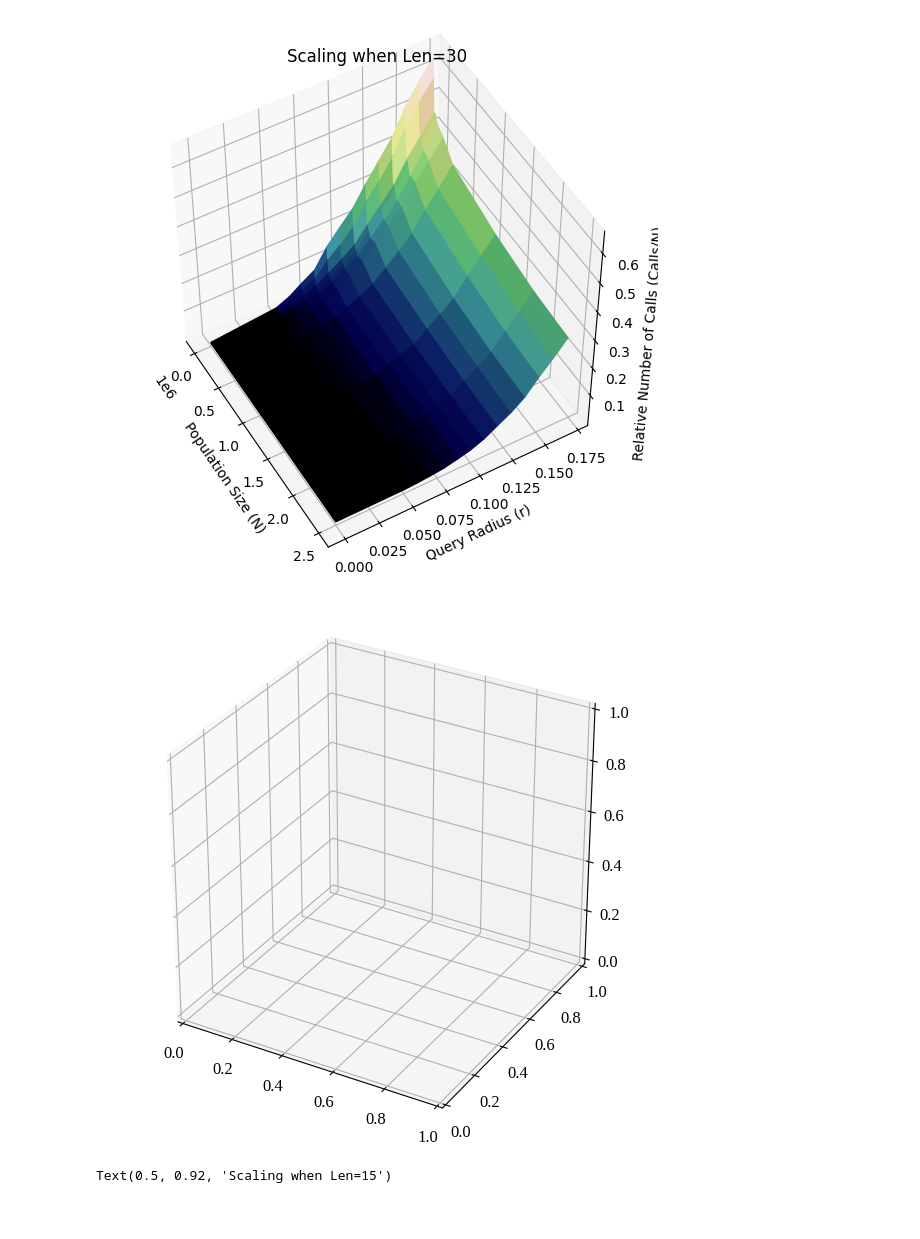
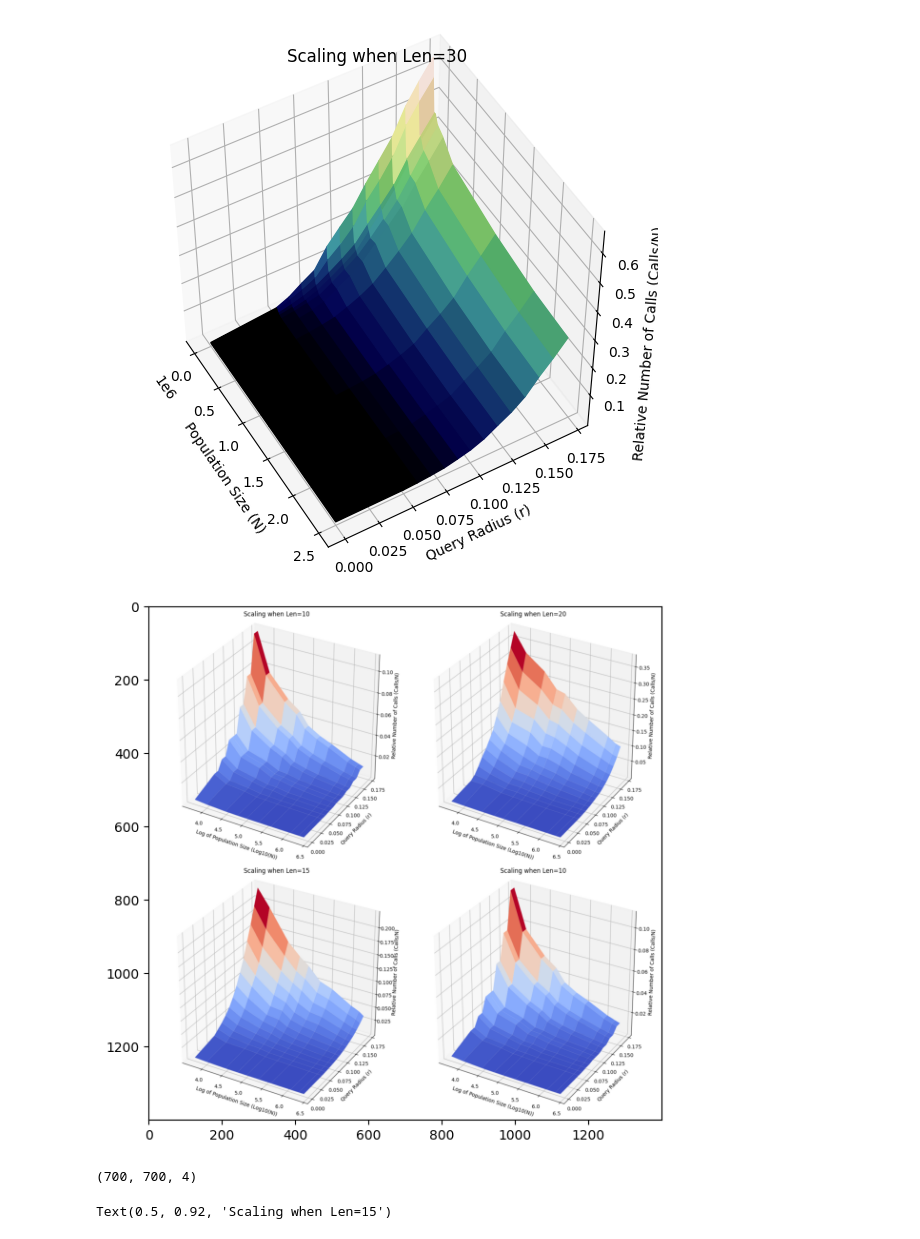
Before and after one commit to weathon/dating-app-pub, a Jupyter notebook: Data.ipynb, the cells around one changed output. Cells and saved outputs as stored; diff of their text form; code cells hidden in the pictures.

```diff
--- a/Data.ipynb
+++ b/Data.ipynb
@@ -104,7 +104,10 @@ ax.view_init(50, -30)
 [figure]
 # %%
 pylab.rcParams["figure.figsize"] = (7,7)
-fig, ax = pylab.subplots(subplot_kw={"projection": "3d"})
+fig, ax = pylab.subplots(subplot_kw={"projection": "3d"},)
+pylab.subplots_adjust(right=1, top=1, left=0,bottom=0)
+# these are fractions https://matplotlib.org/stable/api/_as_gen/matplotlib.pyplot.subplots_adjust.html
+# https://stackoverflow.com/a/4066599
 
 
 # pylab.subplots_adjust(right=0.3)
@@ -114,18 +117,37 @@ for LENi in range(len(get_options("len"))):
   for i in range(len(get_options("N"))):
     for j in range(len(get_options("r"))):
       p[i][j]=(filter(N=get_options("N")[i], r=get_options("r")[j], len=get_options("len")[LENi])["Call Counts"]/get_options("N")[i]).mean()
-
-  X, Y = np.meshgrid(get_options("r"),get_options("N"))
+  Y = np.log10(get_options("N"))
+  X, Y = np.meshgrid(get_options("r"),Y)
   from matplotlib.colors import LightSource
   ax.plot_surface(Y,X,p, cmap=pylab.cm.coolwarm)
-  ax.set_xlabel("Population Size (N)")
+  ax.set_xlabel("Log of Population Size (Log10(N))")
   ax.set_ylabel("\nQuery Radius (r)")
   ax.set_zlabel("Relative Number of Calls (Calls/N)")
   ax.set_title(f"Scaling when Len={get_options('len')[LENi]}\n")
   pylab.savefig(f"scale{get_options('len')[LENi]}.png")
   pylab.cla()
-# %% [output]
-[figure, removed]
+# %%
+from PIL import Image
+images = []
+for i in [10,15,20,30]:
+  img = Image.open(f"scale{i}.png")
+  images.append(np.array(img))
+
+new_pic = np.zeros((images[0].shape[0]*2,images[0].shape[1]*2,4),"uint8")
+new_pic[0:images[0].shape[0],0:images[0].shape[1]]=images[0]
+new_pic[images[0].shape[0]:images[0].shape[0]*2,0:images[0].shape[1]]=images[1]
+new_pic[0:images[0].shape[0],images[0].shape[1]:images[0].shape[1]*2]=images[2]
+new_pic[images[0].shape[0]:images[0].shape[0]*2,images[0].shape[1]:images[0].shape[1]*2]=images[0]
+pylab.imshow(new_pic)
+# Image.save(new_pic, "combine.png")
+Image.fromarray(new_pic).save("combine.png")
+# %% [output]
+[figure, added]
+# %%
+images[0].shape
+# %% [output]
+(700, 700, 4)
 # %%
 pylab.rcParams.update({'font.size': 12})
 pylab.rcParams["font.family"] = "Liberation Serif" # run here otherwise wont work
```
